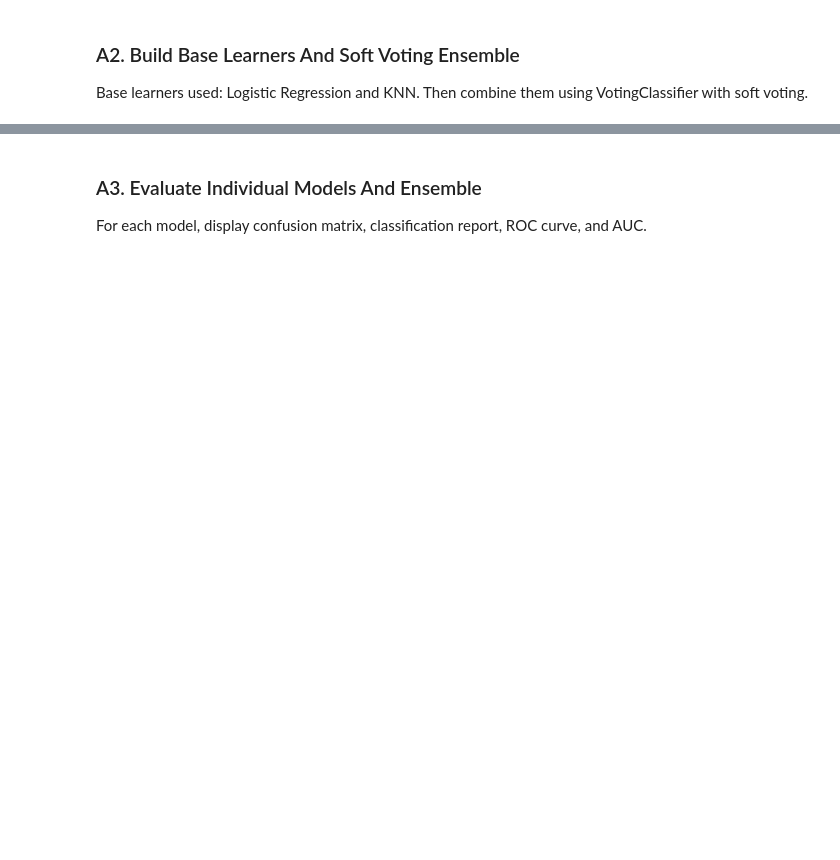
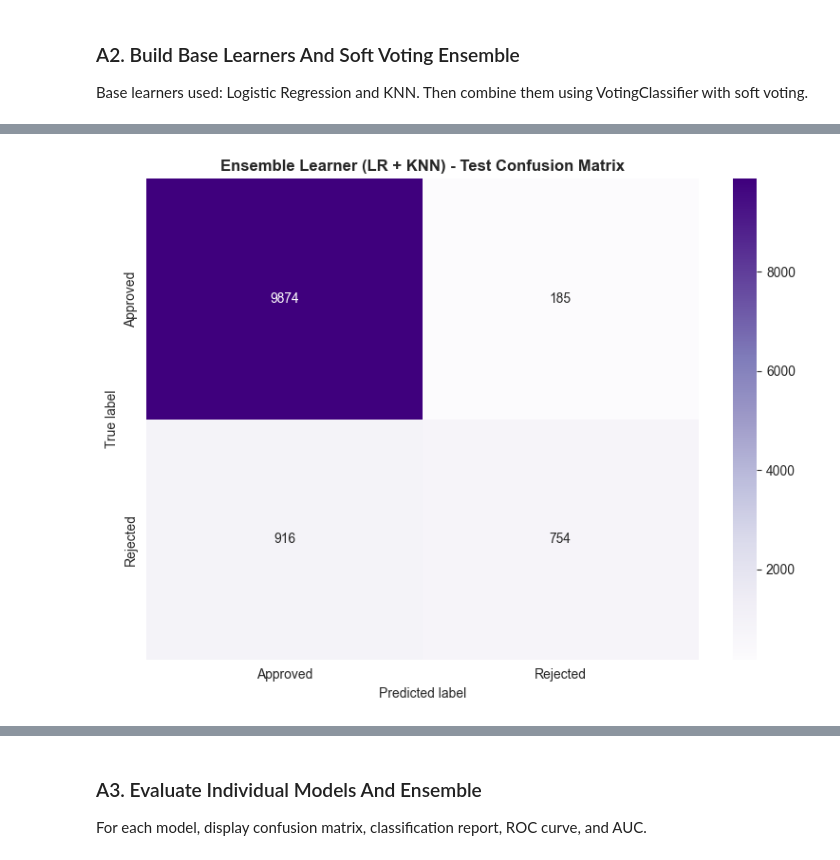
Before and after one commit to AdhishaSamarasinghe/ML-CW-FINAL, a Jupyter notebook: loan_ensemble_and_regression_modelling.ipynb, the cells around one changed output, grey strips where cells are left out. Drawn from its saved outputs; the diff is of its cells as text; code cells hidden in the pictures; blank space fills up the shorter version.

```diff
--- a/loan_ensemble_and_regression_modelling.ipynb
+++ b/loan_ensemble_and_regression_modelling.ipynb
@@ -196,0 +357,83 @@ for model_name, model_obj in classification_models.items():
+# %%
+from sklearn.utils.validation import check_is_fitted
+from sklearn.exceptions import NotFittedError
+
+# Recreate models if the kernel state was reset.
+if "log_reg_base" not in globals():
+    log_reg_base = LogisticRegression(max_iter=2000, random_state=42)
+if "knn_base" not in globals():
+    knn_base = KNeighborsClassifier(n_neighbors=5)
+if "voting_ensemble" not in globals():
+    voting_ensemble = VotingClassifier(
+        estimators=[("lr", LogisticRegression(max_iter=2000, random_state=42)), ("knn", KNeighborsClassifier(n_neighbors=5))],
+        voting="soft"
+    )
+
+# Ensure all required models are fitted.
+for model in [log_reg_base, knn_base, voting_ensemble]:
+    try:
+        check_is_fitted(model)
+    except NotFittedError:
+        model.fit(Xc_train, yc_train)
+
+# Predict on the classification test split.
+class_labels = np.sort(np.unique(yc_test))
+target_names = ["Approved", "Rejected"]
+
+y_pred_lr = log_reg_base.predict(Xc_test)
+y_pred_knn = knn_base.predict(Xc_test)
+y_pred_ens = voting_ensemble.predict(Xc_test)
+
+# Base learner reports (console style).
+print("=" * 60)
+print("BASE LEARNER 1: Logistic Regression - Classification Report")
+print("=" * 60)
+print(classification_report(
+    yc_test,
+    y_pred_lr,
+    labels=class_labels,
+    target_names=target_names,
+    zero_division=0
+))
+
+print("=" * 60)
+print("BASE LEARNER 2: KNN (K=5) - Classification Report")
+print("=" * 60)
+print(classification_report(
+    yc_test,
+    y_pred_knn,
+    labels=class_labels,
+    target_names=target_names,
+    zero_division=0
+))
+
+# Ensemble confusion matrix (screenshot style).
+cm_ens = confusion_matrix(yc_test, y_pred_ens, labels=class_labels)
+plt.figure(figsize=(8, 6))
+sns.heatmap(
+    cm_ens,
+    annot=True,
+    fmt="d",
+    cmap="Purples",
+    cbar=True,
+    xticklabels=target_names,
+    yticklabels=target_names
+ )
+plt.title("Ensemble Learner (LR + KNN) - Test Confusion Matrix", fontsize=12, fontweight="bold")
+plt.xlabel("Predicted label")
+plt.ylabel("True label")
+plt.tight_layout()
+plt.show()
+
+# Ensemble report (console style).
+print("=" * 60)
+print("ENSEMBLE LEARNER (LR + KNN) - Classification Report")
+print("=" * 60)
+print(classification_report(
+    yc_test,
+    y_pred_ens,
+    labels=class_labels,
+    target_names=target_names,
+    zero_division=0
+))
+# %% [output]
@@ -196,0 +457 @@ for model_name, model_obj in classification_models.items():
+[figure, added]
```
Also changed, not shown: parts of 18 cells of this notebook, 1 other file.
